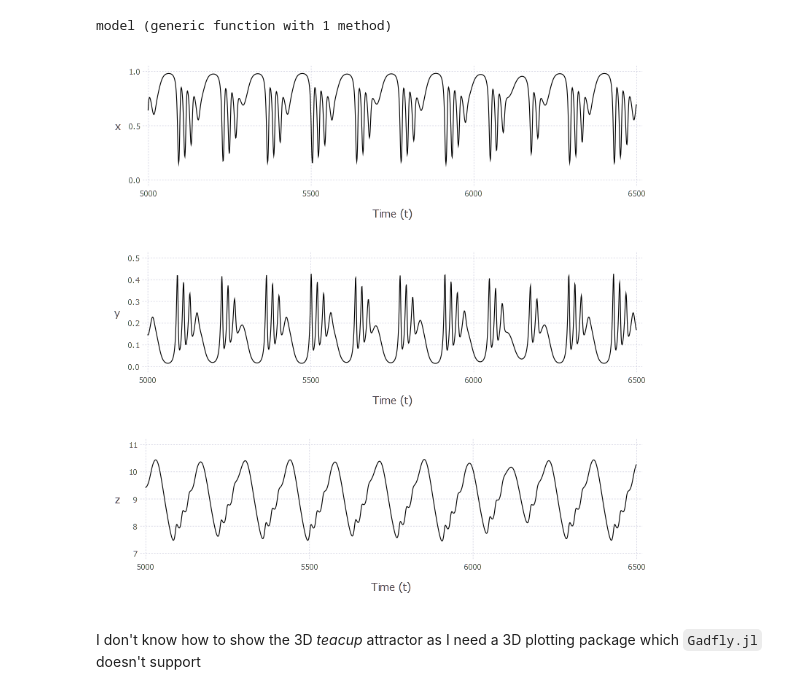
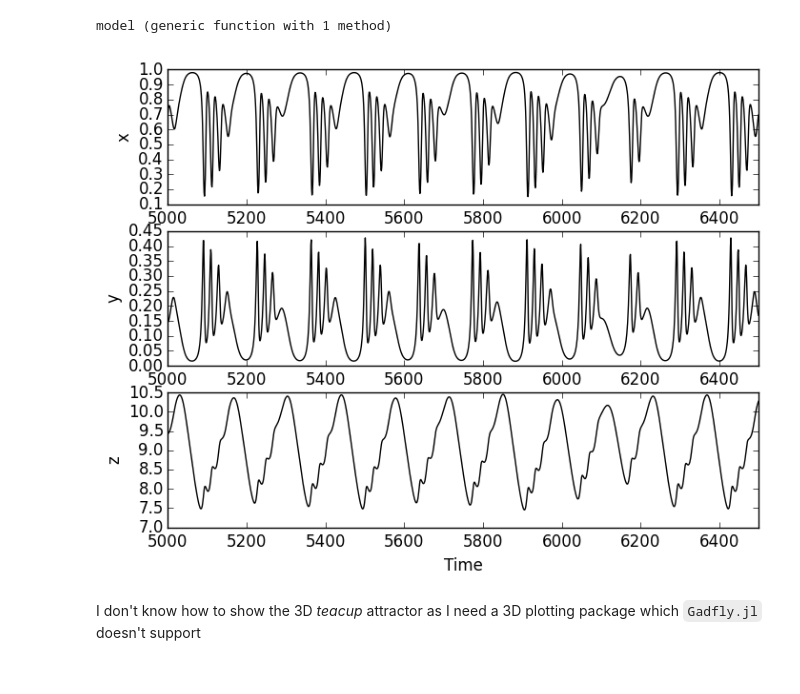
Before and after one commit to gabrielgellner/DiffEQ, a Jupyter notebook: examples/Hastings and Powell.ipynb, the cells around one changed output. Cells and saved outputs as stored; diff of their text form; code cells hidden in the pictures.

Commit message:
Changed Dopri5 -> Dopri54. Cleaned up Hastings and Powell example.

```diff
--- a/examples/Hastings and Powell.ipynb
+++ b/examples/Hastings and Powell.ipynb
@@ -27,20 +27,26 @@ end
 # %% [output]
 model (generic function with 1 method)
 # %%
-sol = aode(Dopri5((t, x) -> model(t, x, param), [0.8, 0.2, 10.0]), 0.0:10000);
+sol = aode(Dopri54((t, x) -> model(t, x, param), [0.8, 0.2, 10.0]), 0.0:10000);
 # small perturburbation to initial conditions
-sol_div = aode(Dopri5((t, x) -> model(t, x, param), [0.81, 0.21, 10.1]), 0.0:10000);
+sol_div = aode(Dopri54((t, x) -> model(t, x, param), [0.81, 0.21, 10.1]), 0.0:10000);
 # %%
-xlabel = Guide.xlabel("Time (t)");
-xlim = Coord.Cartesian(xmin = 5000, xmax = 6500)
-theme = Theme(default_color = colorant"black"); #TODO: Scale.x_continous(minvalue = 5000) doesn't work look into it
-set_default_plot_size(8inch, 8inch);
-p1 = plot(x = sol.x[5000:6500], y = sol.y[5000:6500, 1], xlim, xlabel, Guide.ylabel("x"), Geom.line, theme);
-p2 = plot(x = sol.x[5000:6500], y = sol.y[5000:6500, 2], xlim, xlabel, Guide.ylabel("y"), Geom.line, theme);
-p3 = plot(x = sol.x[5000:6500], y = sol.y[5000:6500, 3], xlim, xlabel, Guide.ylabel("z"), Geom.line, theme);
-vstack(p1, p2, p3)
+#TODO: clean up the ugly y-axis labelling
+subplot(311)
+plot(sol.x[5000:6500], sol.y[5000:6500, 1], "k")
+xlim(5000, 6500)
+ylabel("x")
+subplot(312)
+plot(sol.x[5000:6500], sol.y[5000:6500, 2], "k")
+xlim(5000, 6500)
+ylabel("y")
+subplot(313)
+plot(sol.x[5000:6500], sol.y[5000:6500, 3], "k")
+xlim(5000, 6500)
+xlabel("Time")
+ylabel("z");
 # %% [output]
-[figure, old version]
+[figure, new version]
 # %% [markdown]
 I don't know how to show the 3D *teacup* attractor as I need a 3D plotting package which `Gadfly.jl` doesn't support
 # %% [markdown]
```
Also changed, not shown: parts of 9 cells of this notebook, 10 other files.
